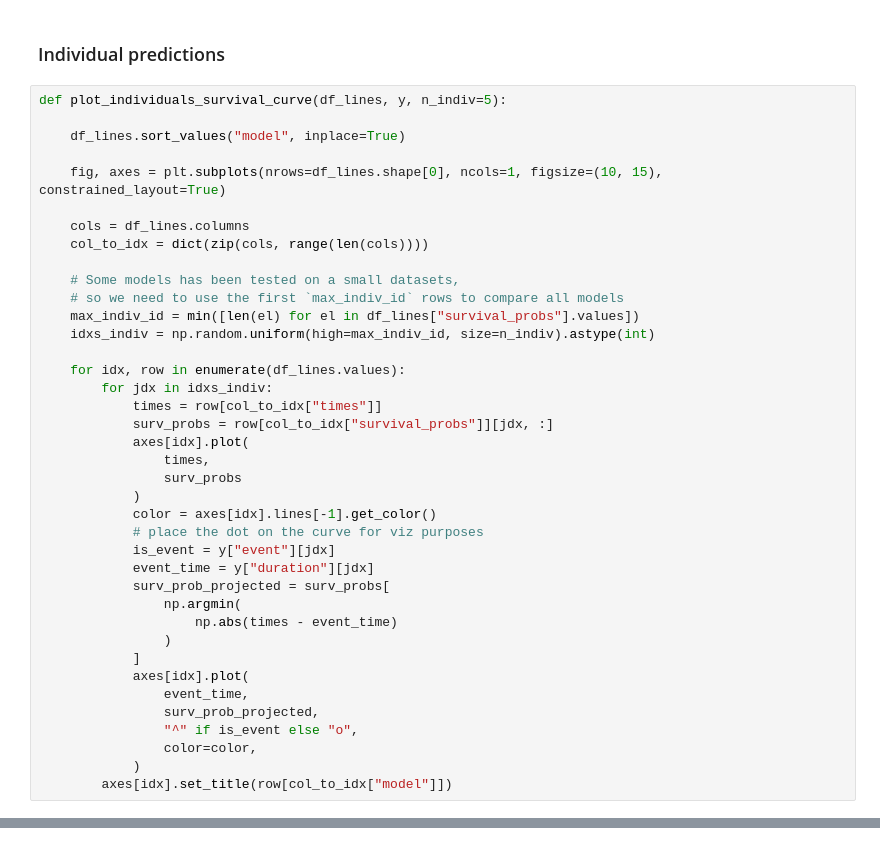
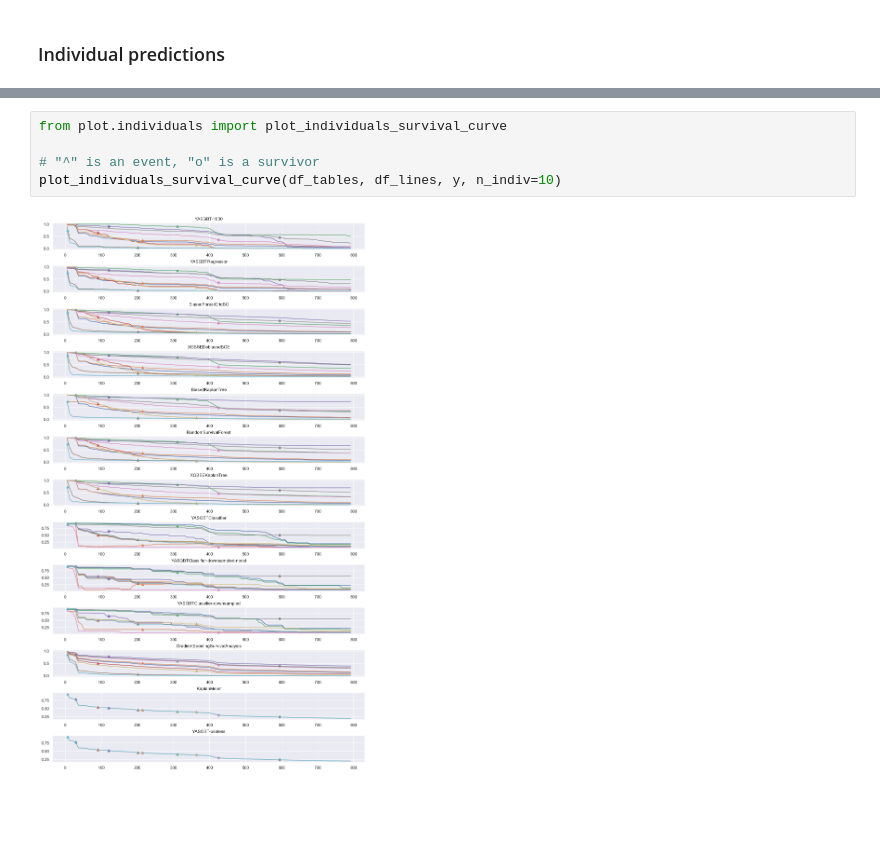
Before and after one commit to soda-inria/survival-analysis-benchmark, a Jupyter notebook: notebooks/kkbox_cv_benchmark.ipynb, the cells around one changed output, grey strips where cells are left out. Drawn from its saved outputs; the diff is of its cells as text; blank space fills up the shorter version.

```diff
--- a/notebooks/kkbox_cv_benchmark.ipynb
+++ b/notebooks/kkbox_cv_benchmark.ipynb
@@ -547,42 +565,3 @@ Brier scores from the [PyCox paper](https://jmlr.org/papers/volume20/18-424/18-4
 <img src="../data/kkbox_v1/pycox_paper_figure4.png" alt="pycox-table7" style="width: 900px;"/>
 # %% [markdown]
 ### Individual predictions
-# %%
-def plot_individuals_survival_curve(df_lines, y, n_indiv=5):
-
-    df_lines.sort_values("model", inplace=True)
-
-    fig, axes = plt.subplots(nrows=df_lines.shape[0], ncols=1, figsize=(10, 15), constrained_layout=True)
-
-    cols = df_lines.columns
-    col_to_idx = dict(zip(cols, range(len(cols))))
-
-    # Some models has been tested on a small datasets,
-    # so we need to use the first `max_indiv_id` rows to compare all models
-    max_indiv_id = min([len(el) for el in df_lines["survival_probs"].values])
-    idxs_indiv = np.random.uniform(high=max_indiv_id, size=n_indiv).astype(int)
-
-    for idx, row in enumerate(df_lines.values):
-        for jdx in idxs_indiv:
-            times = row[col_to_idx["times"]]
-            surv_probs = row[col_to_idx["survival_probs"]][jdx, :]
-            axes[idx].plot(
-                times,
-                surv_probs
-            )
-            color = axes[idx].lines[-1].get_color()
-            # place the dot on the curve for viz purposes
-            is_event = y["event"][jdx]
-            event_time = y["duration"][jdx]
-            surv_prob_projected = surv_probs[
-                np.argmin(
-                    np.abs(times - event_time)
-                )
-            ]
-            axes[idx].plot(
-                event_time,
-                surv_prob_projected,
-                "^" if is_event else "o",
-                color=color,
-            )
-        axes[idx].set_title(row[col_to_idx["model"]])
@@ -593,0 +568,7 @@ plot_individuals_survival_curve(df_lines, y, n_indiv=10)
+# %%
+from plot.individuals import plot_individuals_survival_curve
+
+# "^" is an event, "o" is a survivor
+plot_individuals_survival_curve(df_tables, df_lines, y, n_indiv=10)
+# %% [output]
+[figure, added]
```
Also changed, not shown: parts of 20 cells of this notebook, 9 other files.
